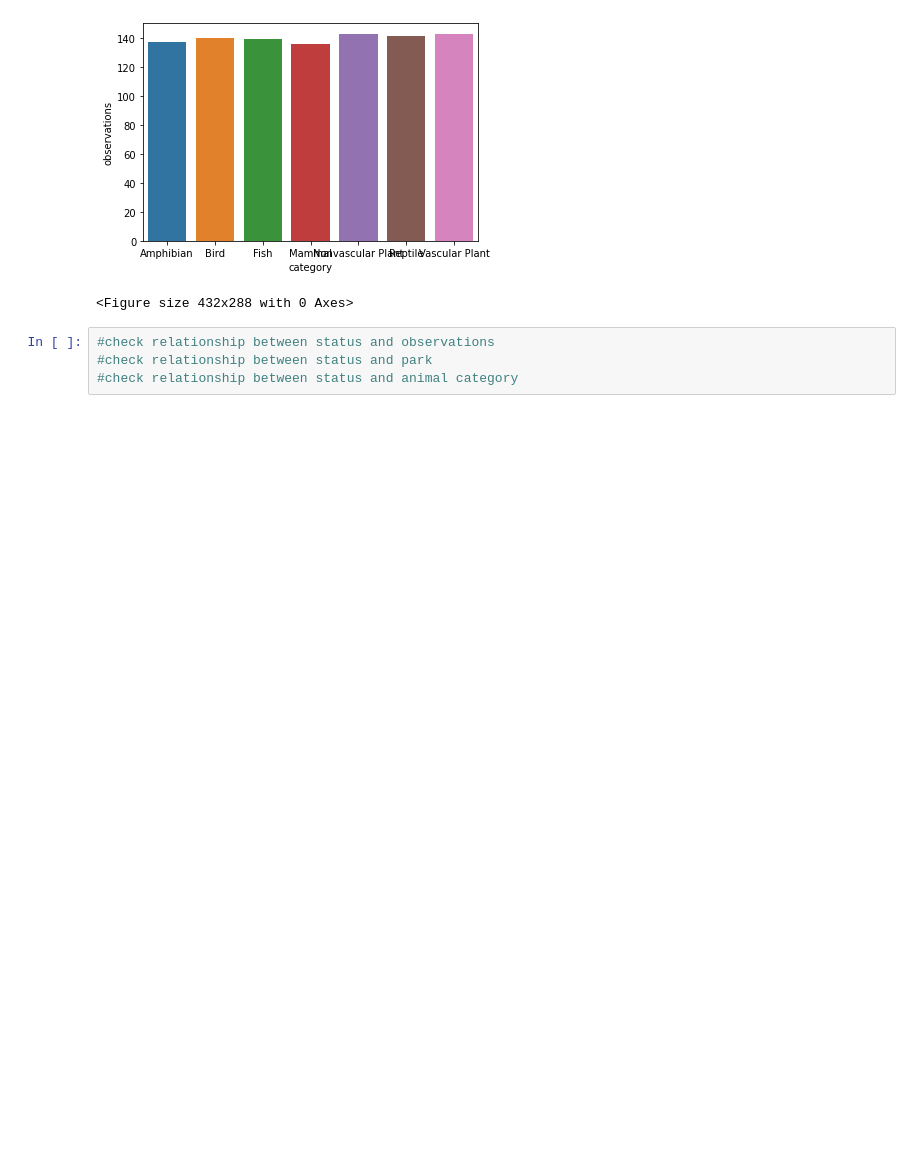
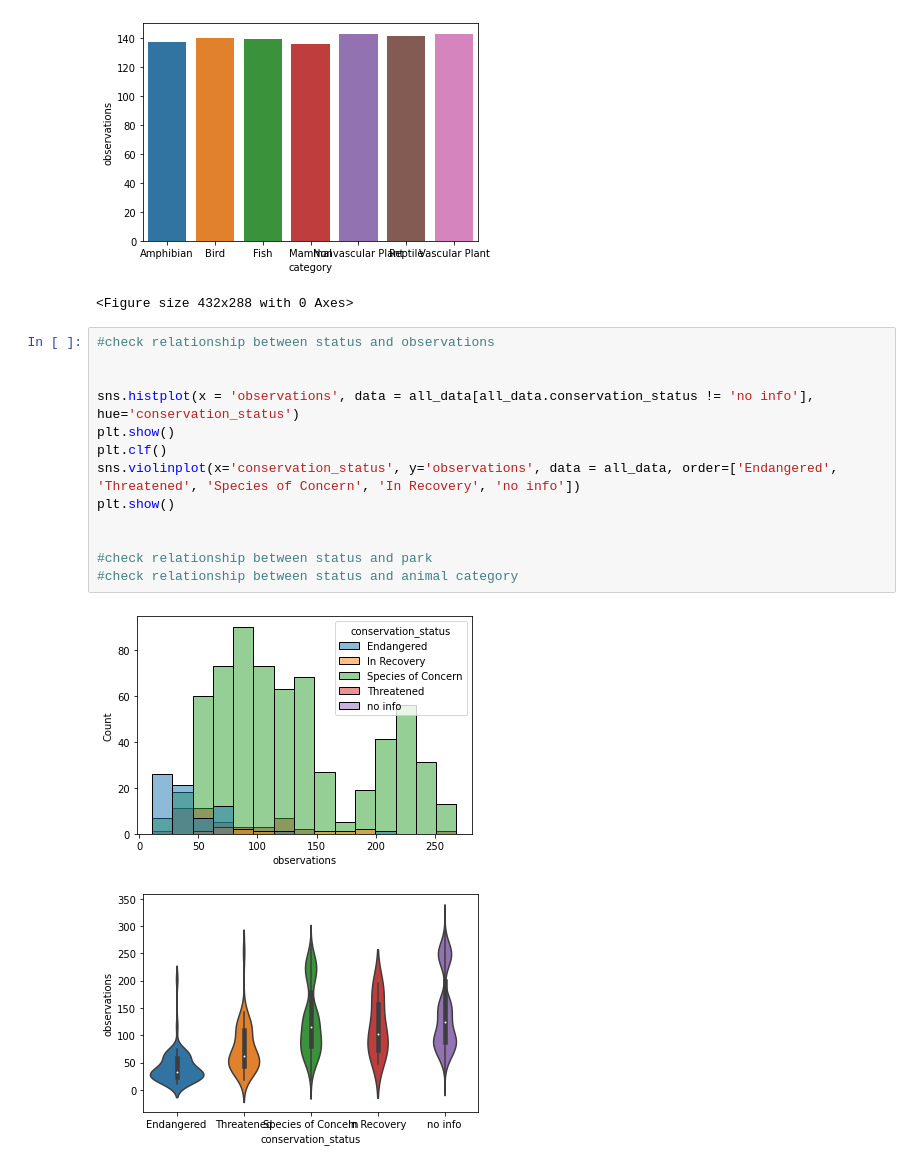
Before and after one commit to R0go/BioDiversity, a Jupyter notebook: biodiversity.ipynb, the cells around one changed output. Drawn from its saved outputs; the diff is of its cells as text; blank space fills up the shorter version.

Commit message:
plotted the relationship between status and observations

```diff
--- a/biodiversity.ipynb
+++ b/biodiversity.ipynb
@@ -233,5 +238,17 @@ plt.clf()
 <Figure size 432x288 with 0 Axes>
 # %%
 #check relationship between status and observations
+
+
+sns.histplot(x = 'observations', data = all_data[all_data.conservation_status != 'no info'], hue='conservation_status')
+plt.show()
+plt.clf()
+sns.violinplot(x='conservation_status', y='observations', data = all_data, order=['Endangered', 'Threatened', 'Species of Concern', 'In Recovery', 'no info'])
+plt.show()
+
+
 #check relationship between status and park
 #check relationship between status and animal category
+# %% [output]
+[figure, added]
+[figure, added]
```
Also changed, not shown: parts of 1 cell of this notebook.
